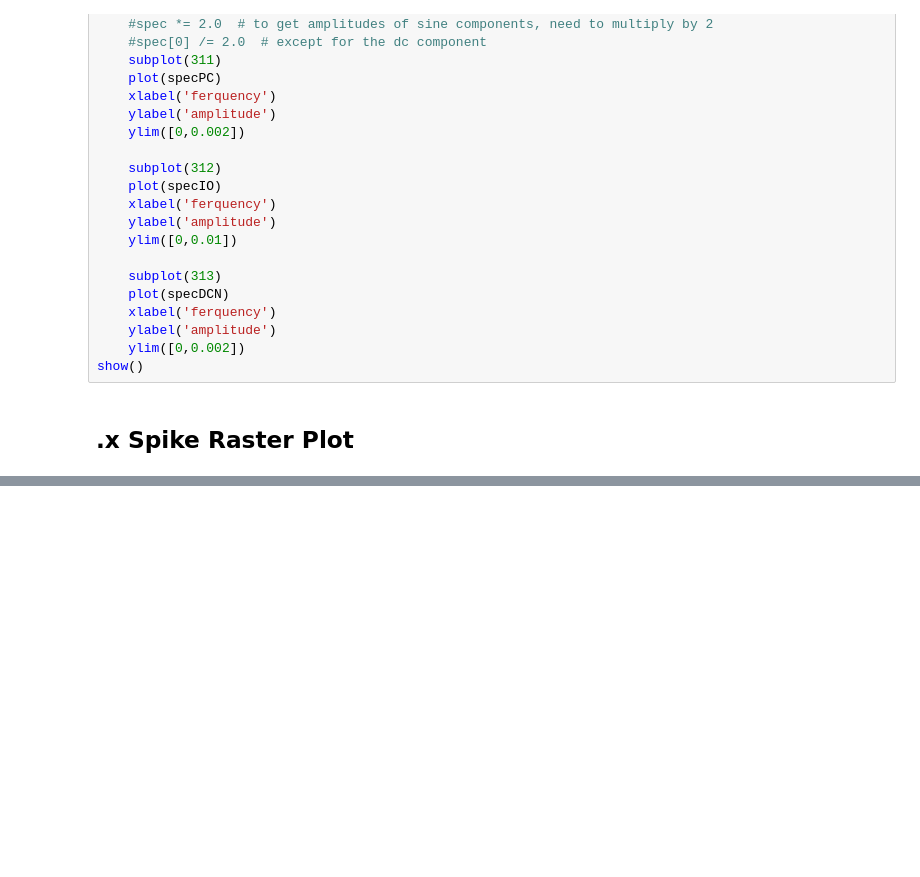
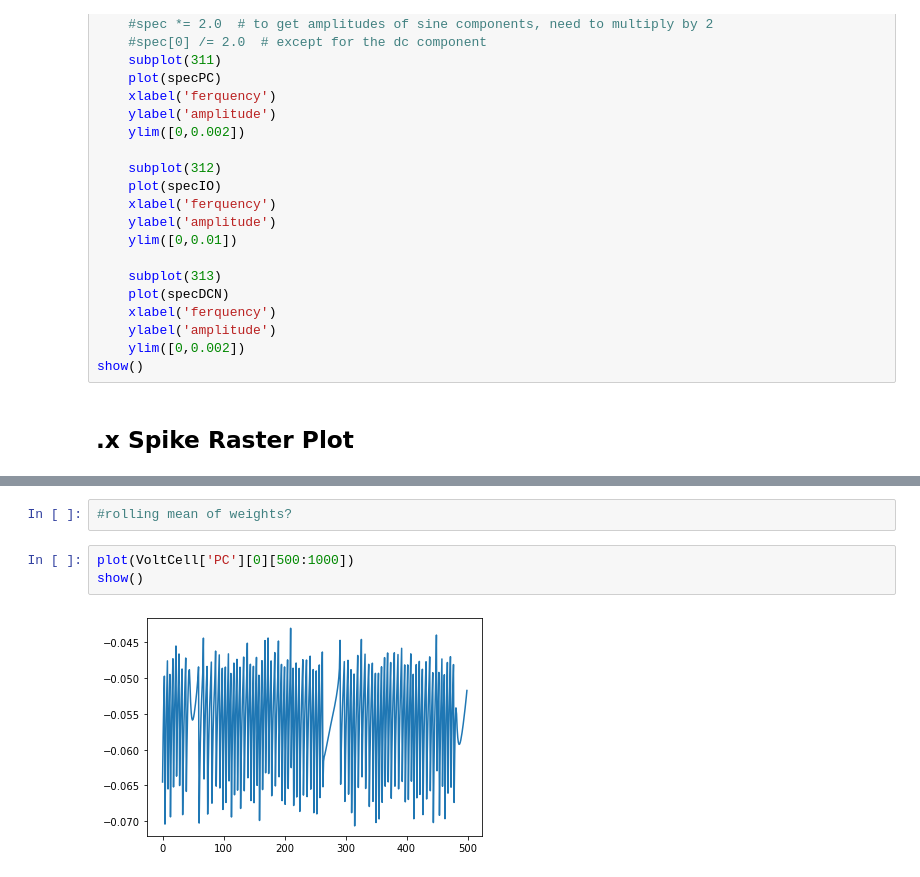
Before and after one commit to ThijsHoedemakers/OlivoCerebellarModel, a Jupyter notebook: Data_analysis.ipynb, the cells around one changed output, grey strips where cells are left out. Drawn from its saved outputs; the diff is of its cells as text; blank space fills up the shorter version.

```diff
--- a/Data_analysis.ipynb
+++ b/Data_analysis.ipynb
@@ -622,0 +846,7 @@ show()
+# %%
+#rolling mean of weights?
+# %%
+plot(VoltCell['PC'][0][500:1000])
+show()
+# %% [output]
+[figure, added]
```
Also changed, not shown: parts of 14 cells of this notebook.
